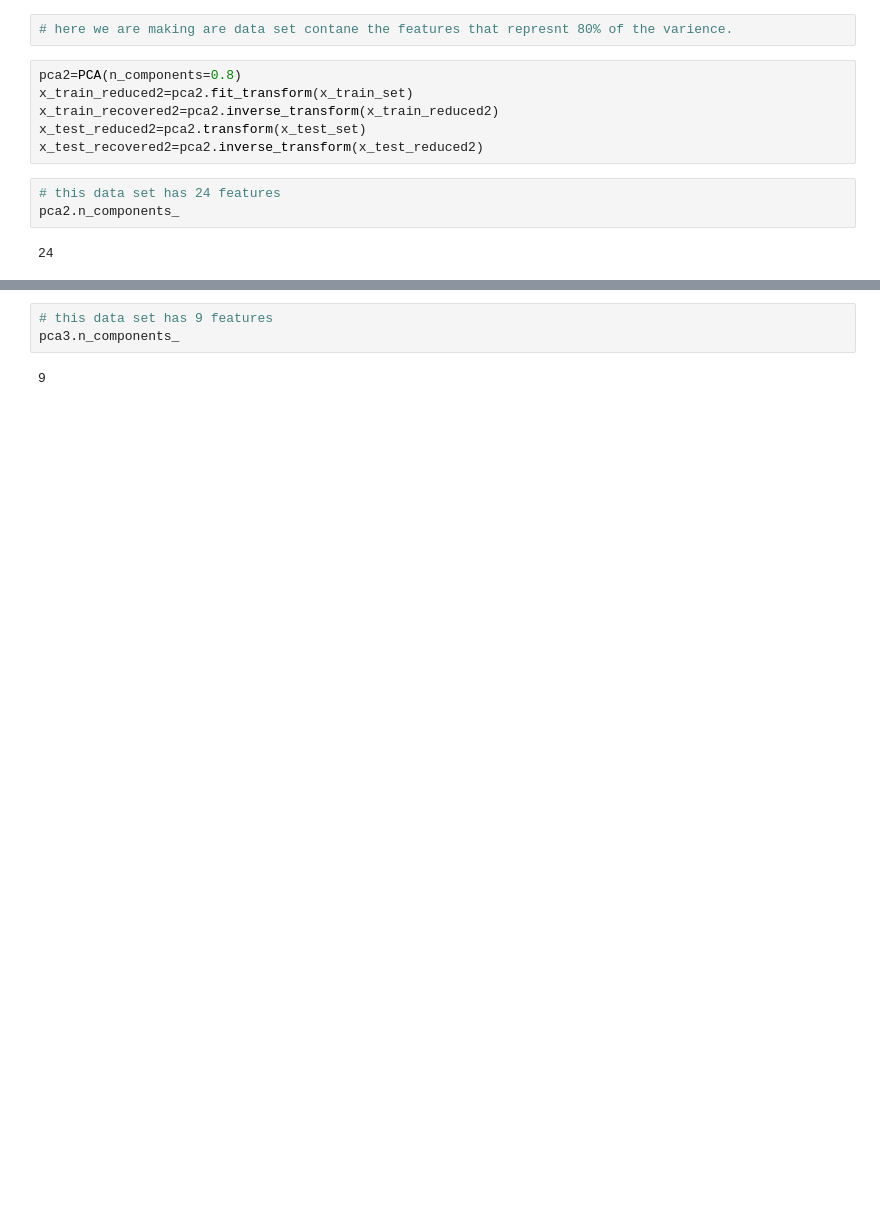
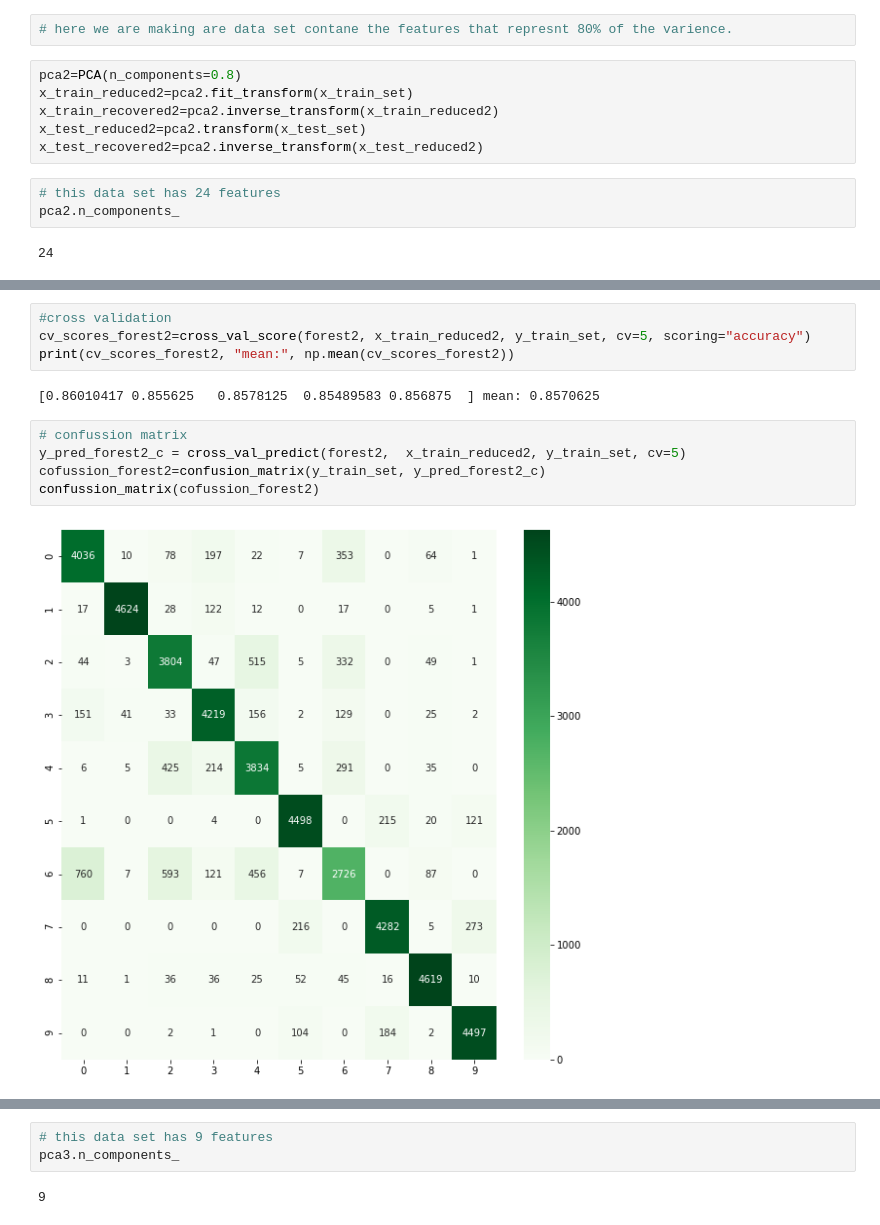
Before and after one commit to Yehudit-Brickner/data_science_end_of_year1_project, a Jupyter notebook: fasion mnist-2 3.5.21.ipynb, the cells around one changed output, grey strips where cells are left out. Saved outputs shown, nothing was run; the diff lists cells and outputs as text; blank space fills up the shorter version.

```diff
--- a/fasion mnist-2 3.5.21.ipynb
+++ b/fasion mnist-2 3.5.21.ipynb
@@ -391,0 +466,13 @@ f1_score: 0.8417827785822511
+# %%
+#cross validation
+cv_scores_forest2=cross_val_score(forest2, x_train_reduced2, y_train_set, cv=5, scoring="accuracy")
+print(cv_scores_forest2, "mean:", np.mean(cv_scores_forest2))
+# %% [output]
+[0.86010417 0.855625   0.8578125  0.85489583 0.856875  ] mean: 0.8570625
+# %%
+# confussion matrix
+y_pred_forest2_c = cross_val_predict(forest2,  x_train_reduced2, y_train_set, cv=5)
+cofussion_forest2=confusion_matrix(y_train_set, y_pred_forest2_c)
+confussion_matrix(cofussion_forest2)
+# %% [output]
+[figure, added]
```
Also changed, not shown: parts of 88 cells of this notebook.
